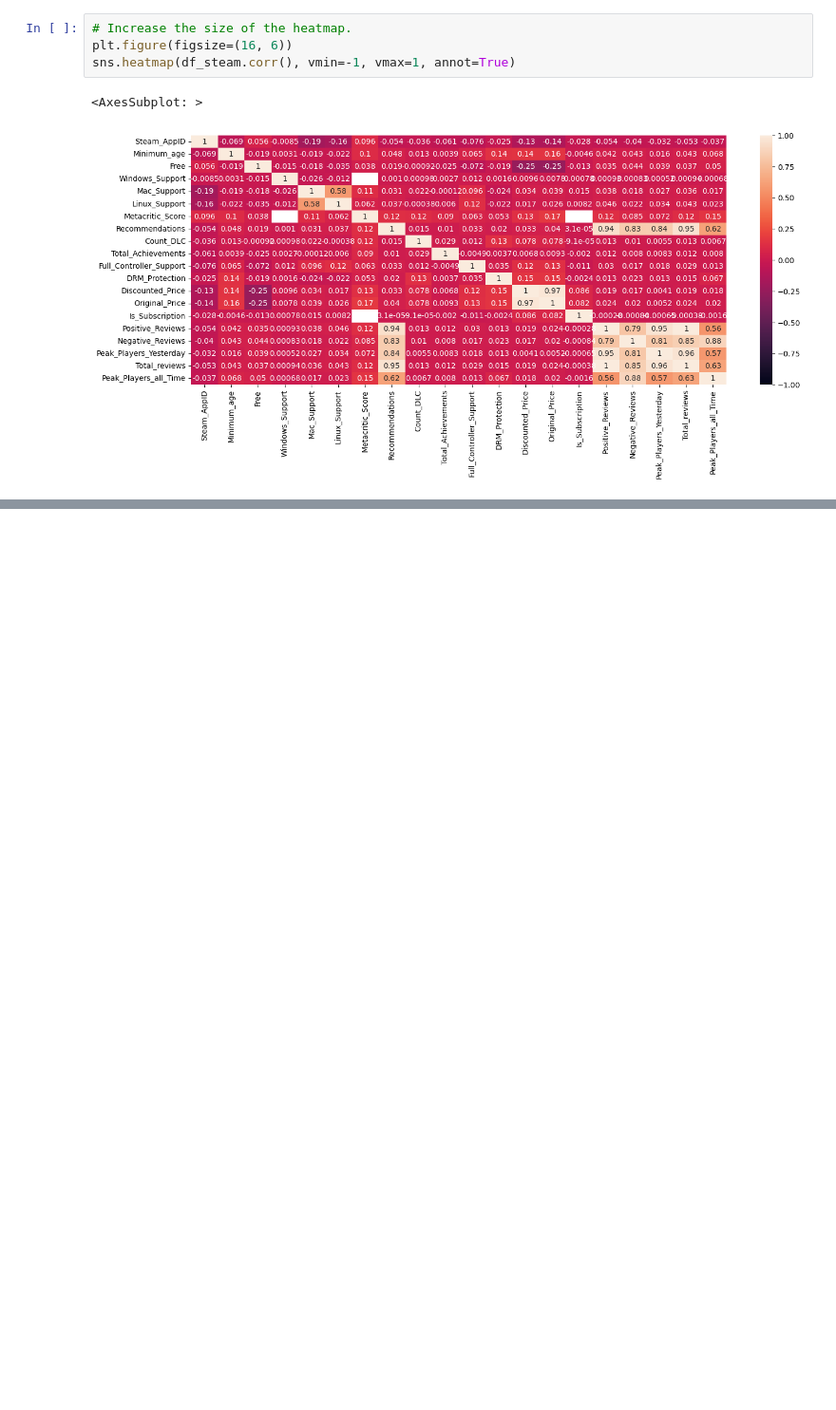
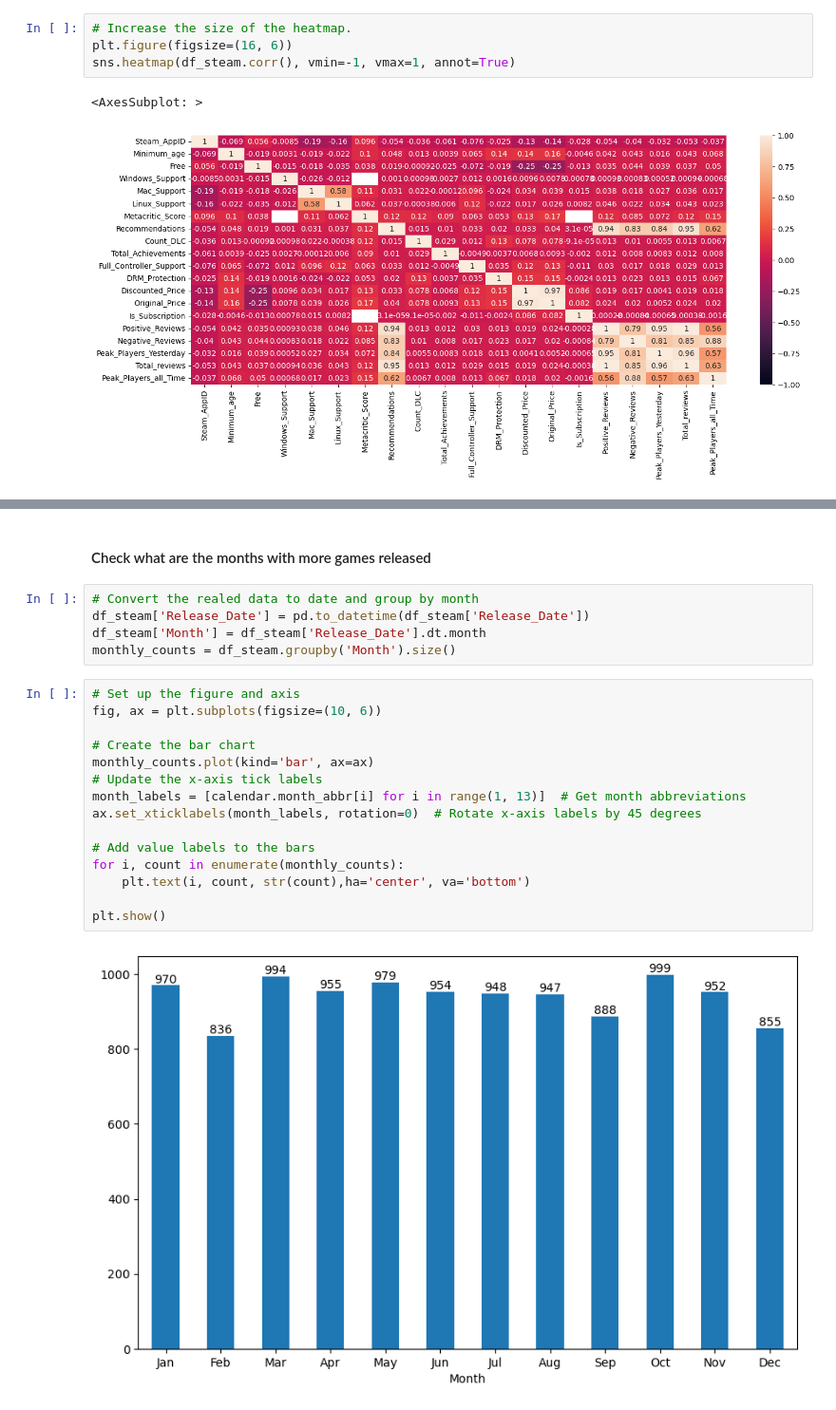
Before and after one commit to marxio09dio/Steam-Games, a Jupyter notebook: 04_data_exploration.ipynb, the cells around one changed output, grey strips where cells are left out. Shown: that part at 95% size. Saved outputs shown, nothing was run; the diff lists cells and outputs as text; blank space fills up the shorter version.

```diff
--- a/04_data_exploration.ipynb
+++ b/04_data_exploration.ipynb
@@ -126,0 +195,24 @@ unique_games_bottom
+# %% [markdown]
+#### Check what are the months with more games released
+# %%
+# Convert the realed data to date and group by month
+df_steam['Release_Date'] = pd.to_datetime(df_steam['Release_Date'])
+df_steam['Month'] = df_steam['Release_Date'].dt.month
+monthly_counts = df_steam.groupby('Month').size()
+# %%
+# Set up the figure and axis
+fig, ax = plt.subplots(figsize=(10, 6))
+
+# Create the bar chart
+monthly_counts.plot(kind='bar', ax=ax)
+# Update the x-axis tick labels
+month_labels = [calendar.month_abbr[i] for i in range(1, 13)]  # Get month abbreviations
+ax.set_xticklabels(month_labels, rotation=0)  # Rotate x-axis labels by 45 degrees
+
+# Add value labels to the bars
+for i, count in enumerate(monthly_counts):
+    plt.text(i, count, str(count),ha='center', va='bottom')
+
+plt.show()
+# %% [output]
+[figure, added]
```
Also changed, not shown: parts of 14 cells of this notebook.
